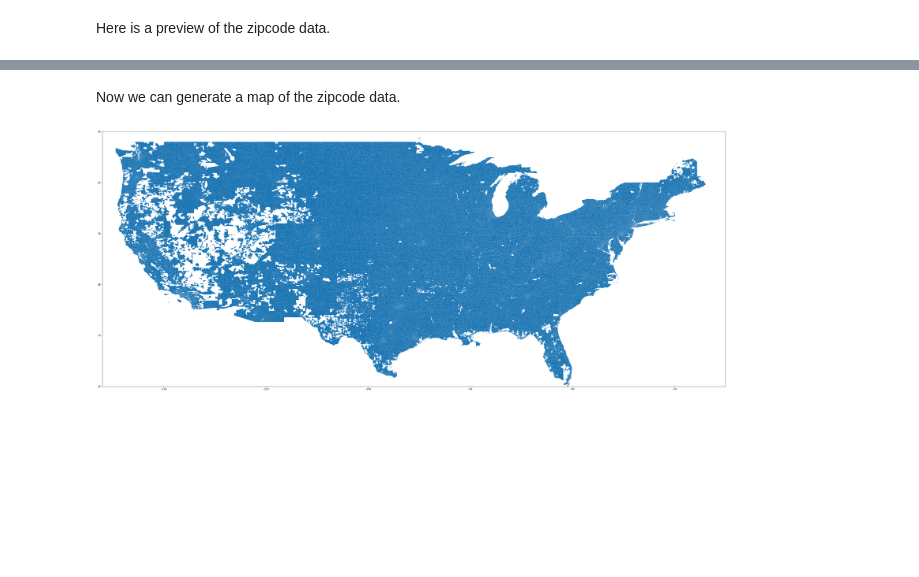
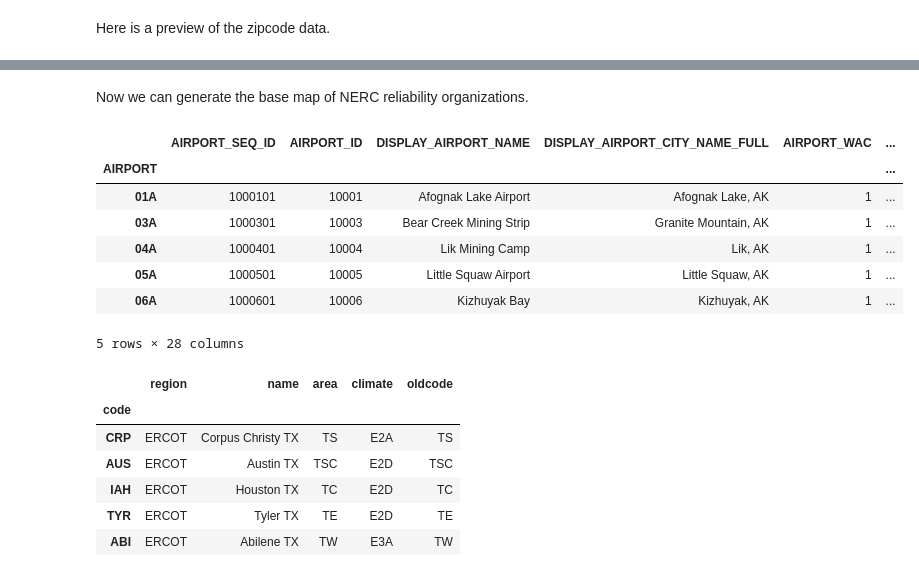
Before and after one commit to slacgismo/loadinsight, a Jupyter notebook: nercmap/NERC Map Generator.ipynb, the cells around one changed output, grey strips where cells are left out. Cells and saved outputs as stored; diff of their text form; code cells hidden in the pictures; blank space fills up the shorter version.

```diff
--- a/nercmap/NERC Map Generator.ipynb
+++ b/nercmap/NERC Map Generator.ipynb
@@ -48,10 +99,26 @@ zipcode_gdf.head()
 # %% [markdown]
-Now we can generate a map of the zipcode data.
+Now we can generate the base map of NERC reliability organizations.
-# %%
-fig = zipcode_gdf.plot(figsize=(48,24))
-fig.set_xlim(-126,-65)
-fig.set_ylim(25,50)
-fig.plot()
-plt.savefig('usmap.png')
-# %% [output]
-[figure, removed]
+# %%
+bts_data = pd.read_csv("bts_airport_data.csv").set_index("AIRPORT")
+bts_gdf = gpd.GeoDataFrame(bts_data,geometry=gpd.points_from_xy(bts_data.LONGITUDE,bts_data.LATITUDE))
+bts_gdf.head()
+# %% [output]
+|  | AIRPORT_SEQ_ID | AIRPORT_ID | DISPLAY_AIRPORT_NAME | DISPLAY_AIRPORT_CITY_NAME_FULL | AIRPORT_WAC | ... |
+| AIRPORT |  |  |  |  |  | ... |
+| 01A | 1000101 | 10001 | Afognak Lake Airport | Afognak Lake, AK | 1 | ... |
+| 03A | 1000301 | 10003 | Bear Creek Mining Strip | Granite Mountain, AK | 1 | ... |
+| 04A | 1000401 | 10004 | Lik Mining Camp | Lik, AK | 1 | ... |
+| 05A | 1000501 | 10005 | Little Squaw Airport | Little Squaw, AK | 1 | ... |
+| 06A | 1000601 | 10006 | Kizhuyak Bay | Kizhuyak, AK | 1 | ... |
+5 rows × 28 columns
+# %%
+city_data = pd.read_csv("city_data.csv").set_index("code")
+city_data.head()
+# %% [output]
+|  | region | name | area | climate | oldcode |
+| code |  |  |  |  |  |
+| CRP | ERCOT | Corpus Christy TX | TS | E2A | TS |
+| AUS | ERCOT | Austin TX | TSC | E2D | TSC |
+| IAH | ERCOT | Houston TX | TC | E2D | TC |
+| TYR | ERCOT | Tyler TX | TE | E2D | TE |
+| ABI | ERCOT | Abilene TX | TW | E3A | TW |
```
Also changed, not shown: parts of 14 cells of this notebook, 2 other files.
